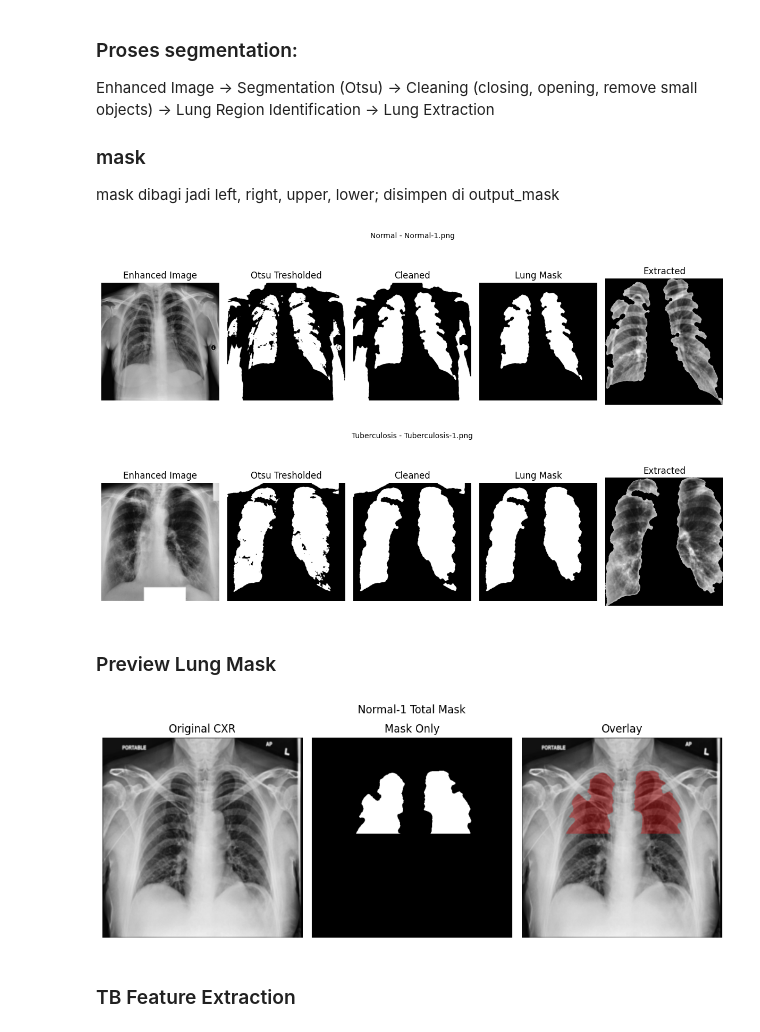
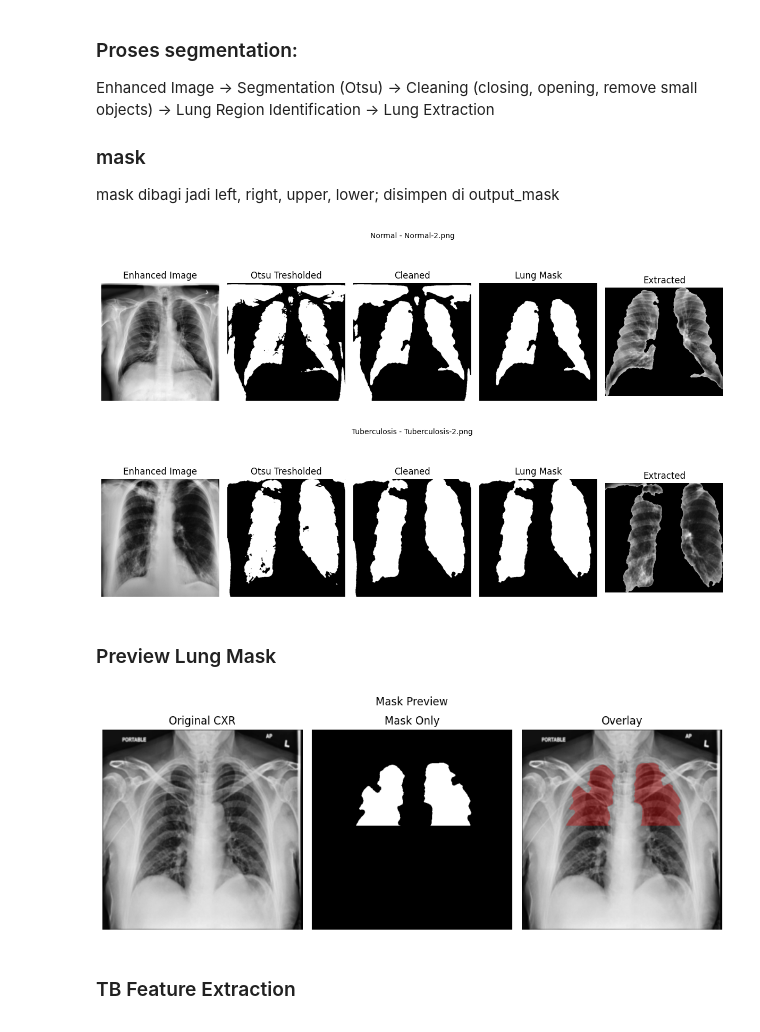
Before and after one commit to ahtape/tb-detection, a Jupyter notebook: tb-detect.ipynb, the cells around one changed output. Drawn from its saved outputs; the diff is of its cells as text; code cells hidden in the pictures.

```diff
--- a/tb-detect.ipynb
+++ b/tb-detect.ipynb
@@ -37,11 +86,9 @@ categories = ['Normal', 'Tuberculosis']
 # %%
-# Preview Images
-
 plt.figure(figsize=(12, 5))
 
 for i, category in enumerate(categories):
     path = os.path.join(source_path, category)
-    files = [f"{category}-{n}.png" for n in range(1, 6)]
+    files = [f"{category}-{n}.png" for n in range(2, 7)]
 
     for j, file in enumerate(files):
         img_path = os.path.join(path, file)
@@ -136,13 +183,9 @@ mask dibagi jadi left, right, upper, lower; disimpen di output_mask
 
 for category in categories:
     input_dir = os.path.join('./TB_Chest_Radiography_Database/enhanced_image', category)
-    output_dir = os.path.join('./TB_Chest_Radiography_Database/segmented_image', category)
-    os.makedirs(output_dir, exist_ok=True)
 
     files = [f for f in os.listdir(input_dir)]
     files.sort(key=lambda x: int(''.join(filter(str.isdigit, x))))  # urutin nomer
-
-    index_counter = 1  # counter per category
 
     for i, file in enumerate(files):
         img_path = os.path.join(input_dir, file)
@@ -180,10 +223,6 @@ for category in categories:
         y_min, x_min = coords.min(axis=0)
         y_max, x_max = coords.max(axis=0)
         cropped = extracted[y_min:y_max, x_min:x_max]
-
-        # Save gambar
-        output_file = os.path.join(output_dir, file)
-        cv2.imwrite(output_file, cropped)
 
         # Preview hasil
 
@@ -204,39 +243,38 @@ for category in categories:
             plt.show()
 
 
         # ========== SAVE MASKS ==========
 
         mask_dir = os.path.join('./TB_Chest_Radiography_Database/lung_mask', category)
         os.makedirs(mask_dir, exist_ok=True)
 
         # total, left, right, upper, lower masks
         total_mask = lung_mask.astype(np.uint8)
 
         h, w = total_mask.shape
         mid_x = w // 2
 
         right_mask = np.zeros_like(total_mask); right_mask[:, :mid_x] = total_mask[:, :mid_x]
         left_mask = np.zeros_like(total_mask); left_mask[:, mid_x:] = total_mask[:, mid_x:]
 
         ys, xs = np.where(total_mask == 1)
         center_y = (ys.max() + ys.min()) // 2
 
         upper_mask = np.zeros_like(total_mask); upper_mask[:center_y, :] = total_mask[:center_y, :]
         lower_mask = np.zeros_like(total_mask); lower_mask[center_y:, :] = total_mask[center_y:, :]
 
-        base_name = f"{category}-{index_counter}"
+        original_name = os.path.splitext(file)[0]   # e.g. "Normal-12"
+        base_name = original_name                   # use the exact input filename
+
 
         cv2.imwrite(os.path.join(mask_dir, f"{base_name}_total.png"), total_mask * 255)
         cv2.imwrite(os.path.join(mask_dir, f"{base_name}_left.png"), left_mask * 255)
         cv2.imwrite(os.path.join(mask_dir, f"{base_name}_right.png"), right_mask * 255)
         cv2.imwrite(os.path.join(mask_dir, f"{base_name}_upper.png"), upper_mask * 255)
         cv2.imwrite(os.path.join(mask_dir, f"{base_name}_lower.png"), lower_mask * 255)
-
-        # increment counter AFTER saving
-        index_counter += 1
 # %% [output]
-[figure, old version]
+[figure, new version]
-[figure, old version]
+[figure, new version]
 # %% [markdown]
 ### Preview Lung Mask
 # %%
@@ -284,9 +322,9 @@ mask = cv2.imread(mask_path, cv2.IMREAD_GRAYSCALE)
 # Convert mask to binary 0/1
 mask = (mask > 0).astype(np.uint8)
 
-preview_mask(img, mask, title="Normal-1 Total Mask")
+preview_mask(img, mask, title="Mask Preview")
 # %% [output]
-[figure, old version]
+[figure, new version]
 # %% [markdown]
 ### TB Feature Extraction
 # %%
```
Also changed, not shown: parts of 11 cells of this notebook, 2 other files.
